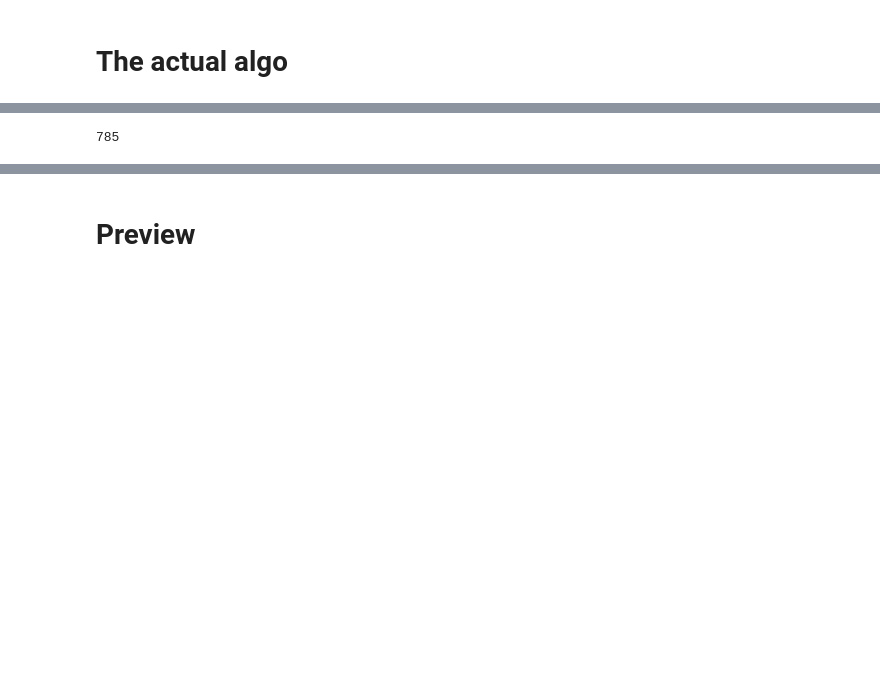
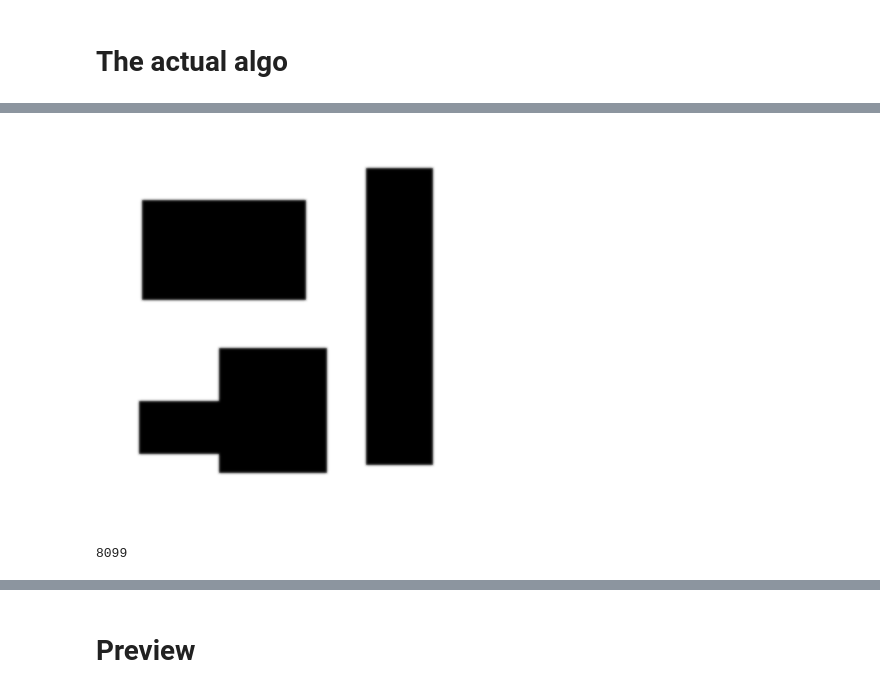
Before and after one commit to h3nnn4n/creative_coding_irl, a Jupyter notebook: Lines.ipynb, the cells around one changed output, grey strips where cells are left out. Drawn from its saved outputs; the diff is of its cells as text; code cells hidden in the pictures; blank space fills up the shorter version.

```diff
--- a/Lines.ipynb
+++ b/Lines.ipynb
@@ -151,0 +177,22 @@ image_pixels = original_image.convert('RGB')
+# %%
+original_image = PIL.Image.open(image_name)
+image = copy(original_image)
+
+# image = image.filter(PIL.ImageFilter.EDGE_ENHANCE_MORE)
+image = image.filter(PIL.ImageFilter.SMOOTH_MORE)
+image = image.filter(PIL.ImageFilter.SMOOTH_MORE)
+
+# image = image.filter(PIL.ImageFilter.CONTOUR)
+# image = image.filter(PIL.ImageFilter.CONTOUR)
+
+# image = image.filter(PIL.ImageFilter.DETAIL)
+
+# image = image.filter(PIL.ImageFilter.SMOOTH_MORE)
+# image = image.filter(PIL.ImageFilter.CONTOUR)
+
+# image = image.filter(PIL.ImageFilter.EDGE_ENHANCE)
+
+# image = image.filter(PIL.ImageFilter.EDGE_ENHANCE_MORE)
+IPython.display.display(image)
+# %% [output]
+[figure, added]
@@ -160,9 +209,9 @@ for y in range(height):
         r, g, b = image_pixels.getpixel((x, y))
         intensity = ((255 - r) + (255 - g) + (255 - b)) / (255 * 3.0)
 
-        if random() < intensity * 0.05:
+        if random() < intensity * 0.15:
             points.append(np.array((x, y)))
 
 len(points)
 # %% [output]
-785
+8099
```
Also changed, not shown: parts of 24 cells of this notebook, 4 other files.
